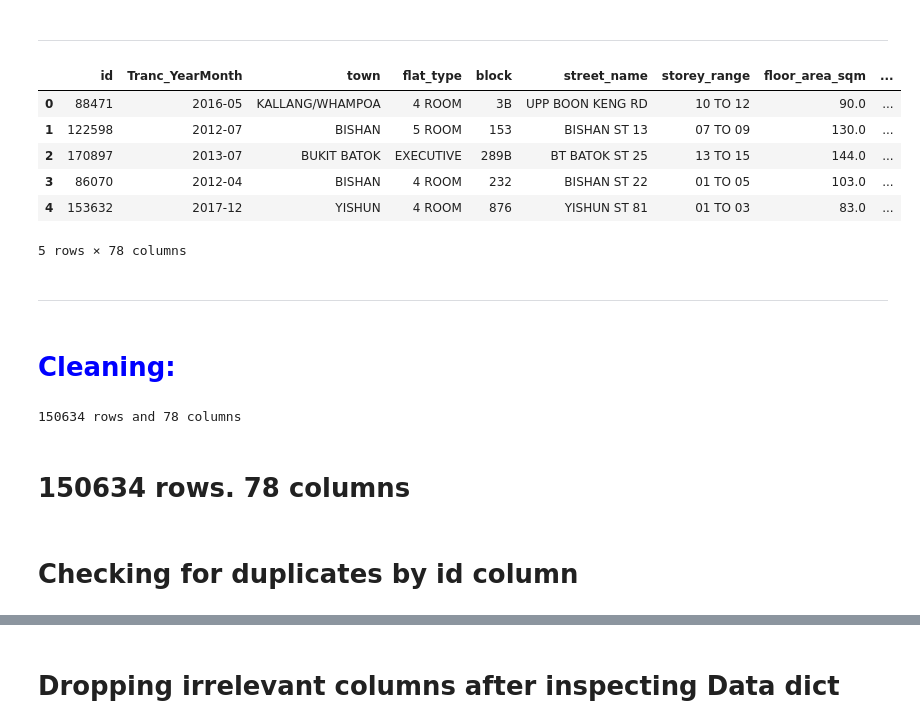
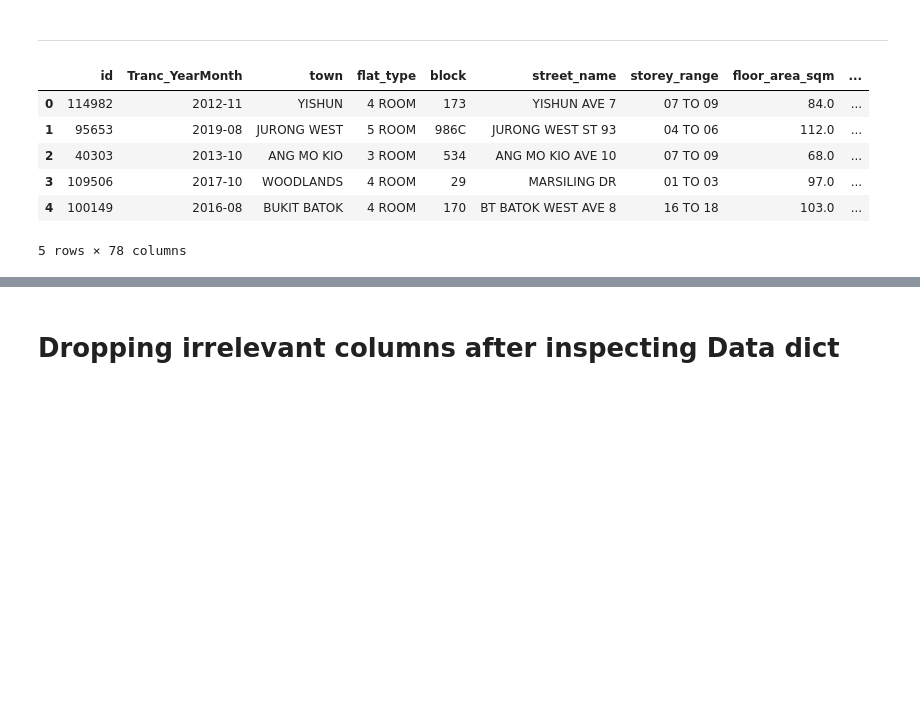
Before and after one commit to TheAnalystLeo/Groupdatasprint, a Jupyter notebook: datasprintgrp4 - test.ipynb, the cells around one changed output, grey strips where cells are left out. Drawn from its saved outputs; the diff is of its cells as text; code cells hidden in the pictures; blank space fills up the shorter version.

```diff
--- a/datasprintgrp4 - test.ipynb
+++ b/datasprintgrp4 - test.ipynb
@@ -26,26 +26,15 @@ import joblib
 
 %matplotlib inline
 # %%
-hdb = pd.read_csv('./datasets/train.csv')
+hdb = pd.read_csv('./datasets/test.csv')
+hdb.insert(10, 'Predicted_Price', 0)
 
 hdb.head()
 # %% [output]
 |  | id | Tranc_YearMonth | town | flat_type | block | street_name | storey_range | floor_area_sqm | ... |
-| 0 | 88471 | 2016-05 | KALLANG/WHAMPOA | 4 ROOM | 3B | UPP BOON KENG RD | 10 TO 12 | 90.0 | ... |
-| 1 | 122598 | 2012-07 | BISHAN | 5 ROOM | 153 | BISHAN ST 13 | 07 TO 09 | 130.0 | ... |
-| 2 | 170897 | 2013-07 | BUKIT BATOK | EXECUTIVE | 289B | BT BATOK ST 25 | 13 TO 15 | 144.0 | ... |
-| 3 | 86070 | 2012-04 | BISHAN | 4 ROOM | 232 | BISHAN ST 22 | 01 TO 05 | 103.0 | ... |
-| 4 | 153632 | 2017-12 | YISHUN | 4 ROOM | 876 | YISHUN ST 81 | 01 TO 03 | 83.0 | ... |
+| 0 | 114982 | 2012-11 | YISHUN | 4 ROOM | 173 | YISHUN AVE 7 | 07 TO 09 | 84.0 | ... |
+| 1 | 95653 | 2019-08 | JURONG WEST | 5 ROOM | 986C | JURONG WEST ST 93 | 04 TO 06 | 112.0 | ... |
+| 2 | 40303 | 2013-10 | ANG MO KIO | 3 ROOM | 534 | ANG MO KIO AVE 10 | 07 TO 09 | 68.0 | ... |
+| 3 | 109506 | 2017-10 | WOODLANDS | 4 ROOM | 29 | MARSILING DR | 01 TO 03 | 97.0 | ... |
+| 4 | 100149 | 2016-08 | BUKIT BATOK | 4 ROOM | 170 | BT BATOK WEST AVE 8 | 16 TO 18 | 103.0 | ... |
 5 rows × 78 columns
-# %% [markdown]
----
-# %% [markdown]
-# <font color='blue'> Cleaning:
-# %%
-print(f"{hdb.shape[0]} rows and {hdb.shape[1]} columns")
-# %% [output]
-150634 rows and 78 columns
-# %% [markdown]
-# 150634 rows. 78 columns
-# %% [markdown]
-# Checking for duplicates by id column
```
Also changed, not shown: parts of 51 cells of this notebook.
